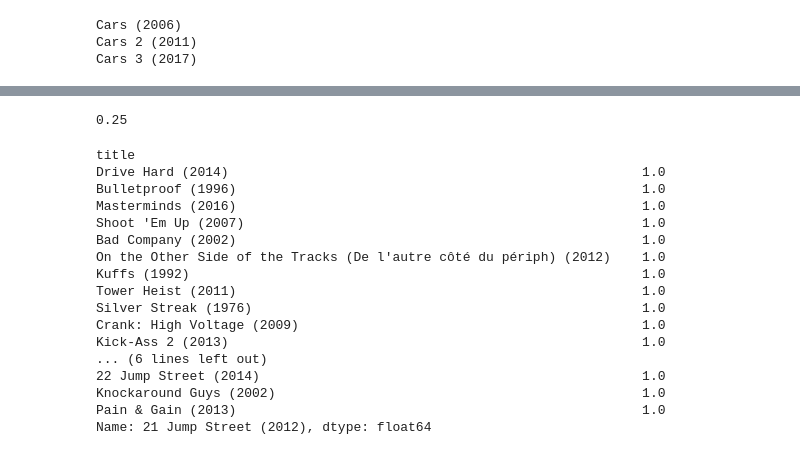
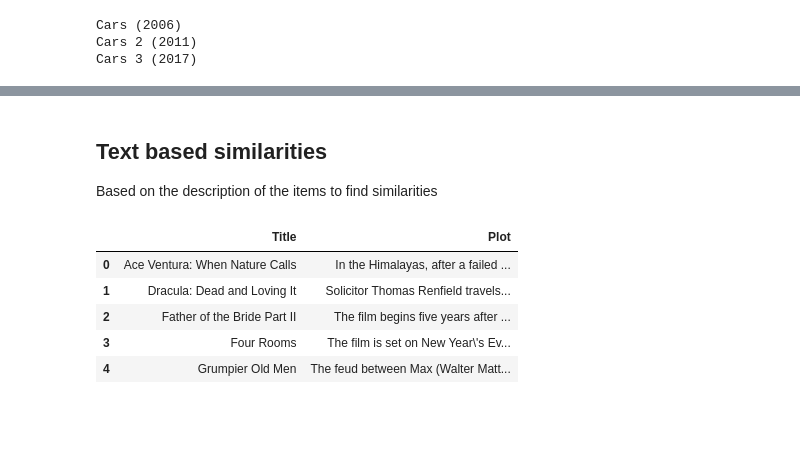
Before and after one commit to wsunshine/MachineLearning, a Jupyter notebook: RecommendationEngine_MovieRating.ipynb, the cells around one changed output, grey strips where cells are left out. Cells and saved outputs as stored; diff of their text form; code cells hidden in the pictures; blank space fills up the shorter version.

```diff
--- a/RecommendationEngine_MovieRating.ipynb
+++ b/RecommendationEngine_MovieRating.ipynb
@@ -328,24 +312,3 @@ Name: Thor (2011), Length: 9719, dtype: float64
-# %%
-jaccard_similarity_df.loc['Thor (2011)','Cars 2 (2011)']
-# %% [output]
-0.25
-# %%
-jaccard_similarity_df.loc['21 Jump Street (2012)'].sort_values(ascending=False).head(20)
-# %% [output]
-title
-Drive Hard (2014)                                                     1.0
-Bulletproof (1996)                                                    1.0
-Masterminds (2016)                                                    1.0
-Shoot 'Em Up (2007)                                                   1.0
-Bad Company (2002)                                                    1.0
-On the Other Side of the Tracks (De l'autre côté du périph) (2012)    1.0
-Kuffs (1992)                                                          1.0
-Tower Heist (2011)                                                    1.0
-Silver Streak (1976)                                                  1.0
-Crank: High Voltage (2009)                                            1.0
-Kick-Ass 2 (2013)                                                     1.0
-... (6 lines left out)
-22 Jump Street (2014)                                                 1.0
-Knockaround Guys (2002)                                               1.0
-Pain & Gain (2013)                                                    1.0
-Name: 21 Jump Street (2012), dtype: float64
+# %% [markdown]
+## Text based similarities
+Based on the description of the items to find similarities
@@ -351,0 +317,10 @@ Name: 21 Jump Street (2012), dtype: float64
+# %%
+df_plots = pd.read_csv(r'Data\movie_plots.csv',sep='|')
+df_plots.head()
+# %% [output]
+|  | Title | Plot |
+| 0 | Ace Ventura: When Nature Calls | In the Himalayas, after a failed ... |
+| 1 | Dracula: Dead and Loving It | Solicitor Thomas Renfield travels... |
+| 2 | Father of the Bride Part II | The film begins five years after ... |
+| 3 | Four Rooms | The film is set on New Year\'s Ev... |
+| 4 | Grumpier Old Men | The feud between Max (Walter Matt... |
```
Also changed, not shown: parts of 17 cells of this notebook.
